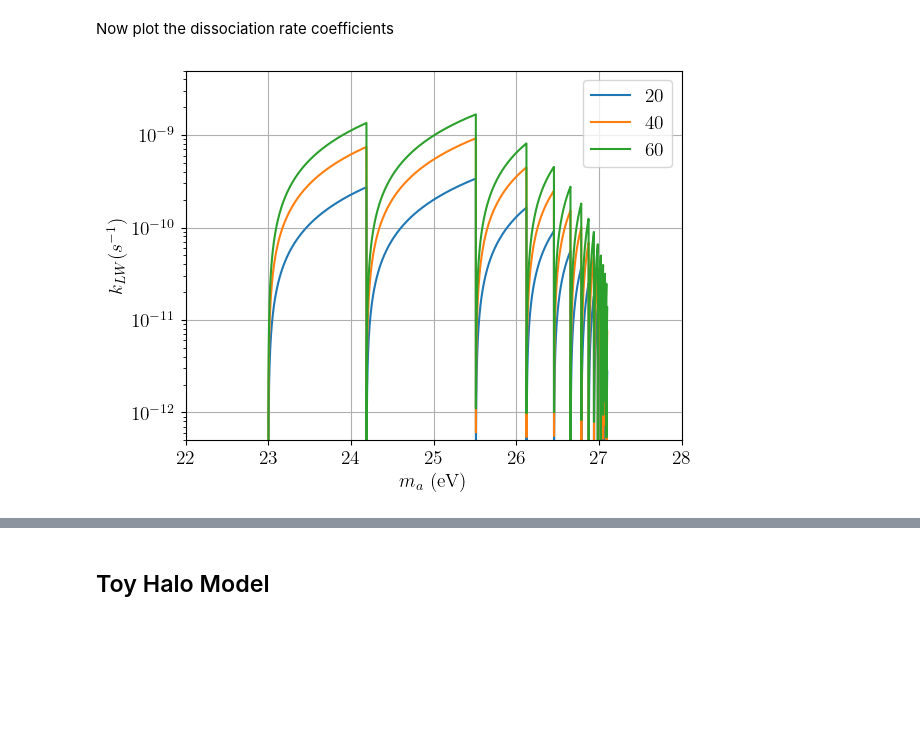
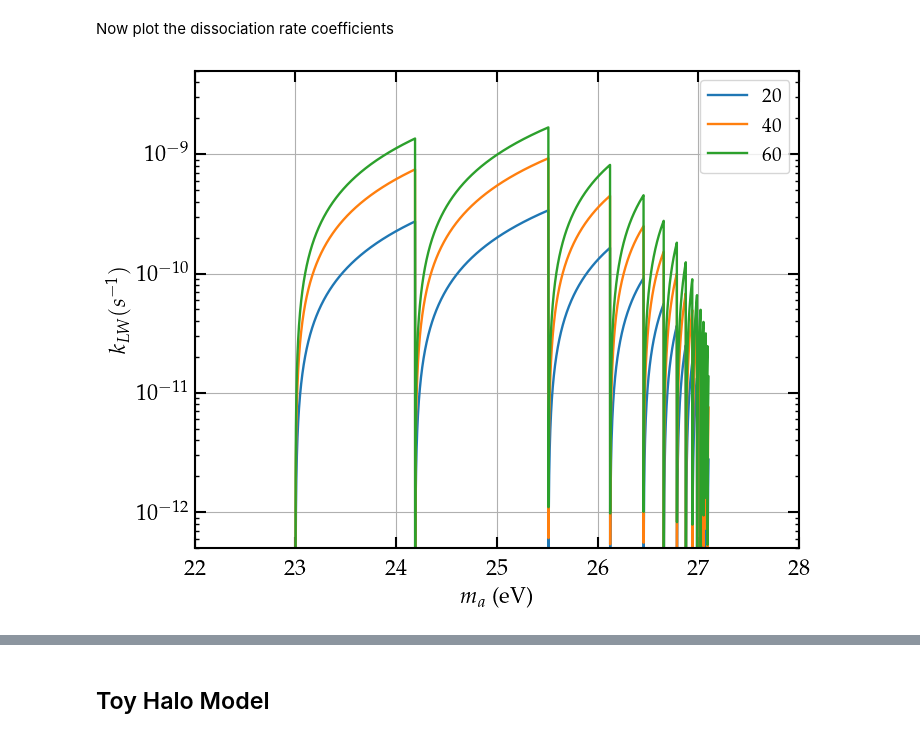
Before and after one commit to yash-aggarwal-17/AxionDCBH, a Jupyter notebook: AxionDCBH.ipynb, the cells around one changed output, grey strips where cells are left out. Saved outputs shown, nothing was run; the diff lists cells and outputs as text; code cells hidden in the pictures; blank space fills up the shorter version.

```diff
--- a/AxionDCBH.ipynb
+++ b/AxionDCBH.ipynb
@@ -36,11 +41,3 @@ import pandas as pd
-# %%
-# Set parameters for plots
-plt.rcParams.update({
-    "text.usetex": True,
-    "font.family": "arial",
-    "font.serif": ["Computer Modern Roman"],
-    'font.size': 14
-})
 # %%
 print(matplotlib.__version__)
 # %% [output]
@@ -47,0 +50,6 @@ print(matplotlib.__version__)
+# %%
+# Get the default color cycle
+default_colors = plt.rcParams['axes.prop_cycle'].by_key()['color']
+
+# Print the colors
+print(default_colors)
@@ -60,7 +70,7 @@ def gamma_decay(ma,ga):
     return (ma*1e-9)**3 * ga**2 *phys.GeV_To_InvSec/(64*phys.pi)
 
 # A list containing Hydrogen n>=3 levels
-H_levels = phys.lyman_np_level(np.arange(3,23))
+H_levels = phys.lyman_np_level(np.arange(3,25))
 # %%
 def closest_below(arr, val):
     """
@@ -269,21 +299,21 @@ k_LW_20 = k_LW(20, ma_space, 1e-11)
 k_LW_40 = k_LW(40, ma_space, 1e-11)
 k_LW_60 = k_LW(60, ma_space, 1e-11)
 # %%
-plt.figure()
+plt.figure(figsize=(7.8, 6.2))
 plt.plot(ma_space, k_LW_20, label=r'20')
 plt.plot(ma_space, k_LW_40, label=r'40')
 plt.plot(ma_space, k_LW_60, label=r'60')
 
 plt.yscale('log')
 plt.xlim(22,28)
 plt.ylim(5e-13, 5e-9)
 plt.xlabel(r'$m_a$ (eV)')
 plt.ylabel(r'$k_{LW} (s^{-1})$')
 plt.legend()
 plt.grid()
 plt.show()
 # %% [output]
-[figure, old version]
+[figure, new version]
 # %%
 list1 = 2*np.linspace(0.755,10.95,100)
 list2 = 2*np.linspace(11,13.59,250)
```
Also changed, not shown: parts of 73 cells of this notebook.
